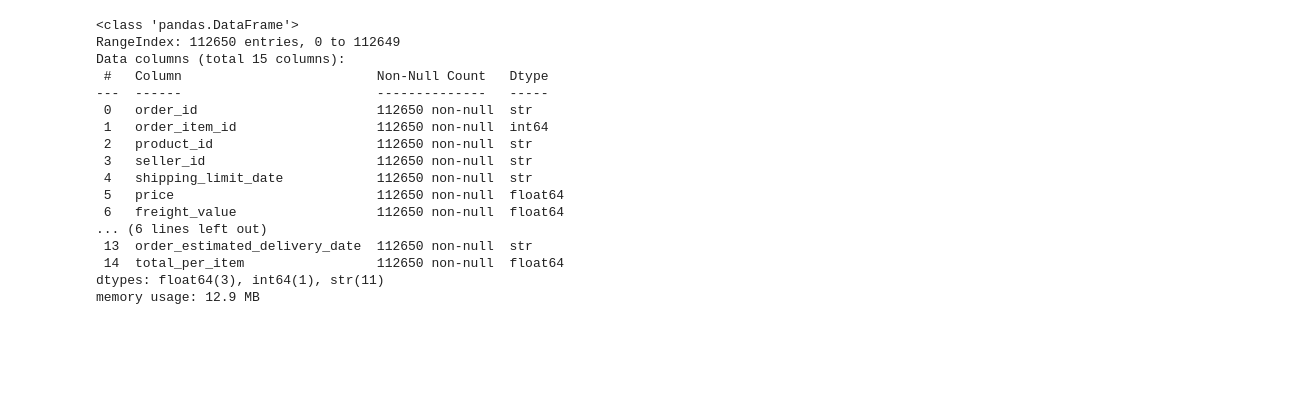
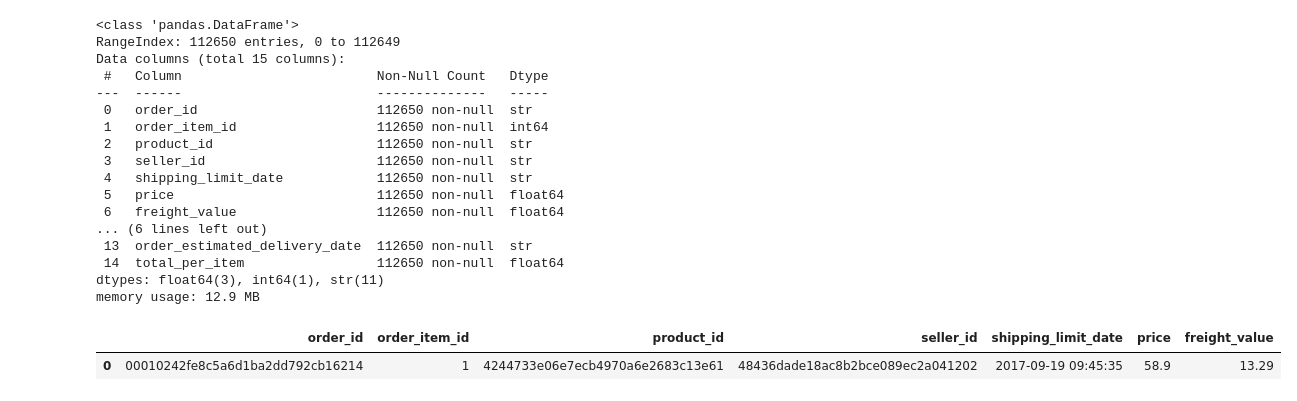
Before and after one commit to racha334/IDS-Data-Science-Internship, a Jupyter notebook: jupyter/04_revenue.ipynb, the cells around one changed output. Saved outputs shown, nothing was run; the diff lists cells and outputs as text; code cells hidden in the pictures; blank space fills up the shorter version.

```diff
--- a/jupyter/04_revenue.ipynb
+++ b/jupyter/04_revenue.ipynb
@@ -323,3 +323,8 @@ Data columns (total 15 columns):
  14  total_per_item                 112650 non-null  float64
 dtypes: float64(3), int64(1), str(11)
 memory usage: 12.9 MB
+# %%
+di[di["order_id"] == "00010242fe8c5a6d1ba2dd792cb16214"].head()
+# %% [output]
+|  | order_id | order_item_id | product_id | seller_id | shipping_limit_date | price | freight_value |
+| 0 | 00010242fe8c5a6d1ba2dd792cb16214 | 1 | 4244733e06e7ecb4970a6e2683c13e61 | 48436dade18ac8b2bce089ec2a041202 | 2017-09-19 09:45:35 | 58.9 | 13.29 |
```
Also changed, not shown: parts of 2 cells of this notebook, 11 other files.
